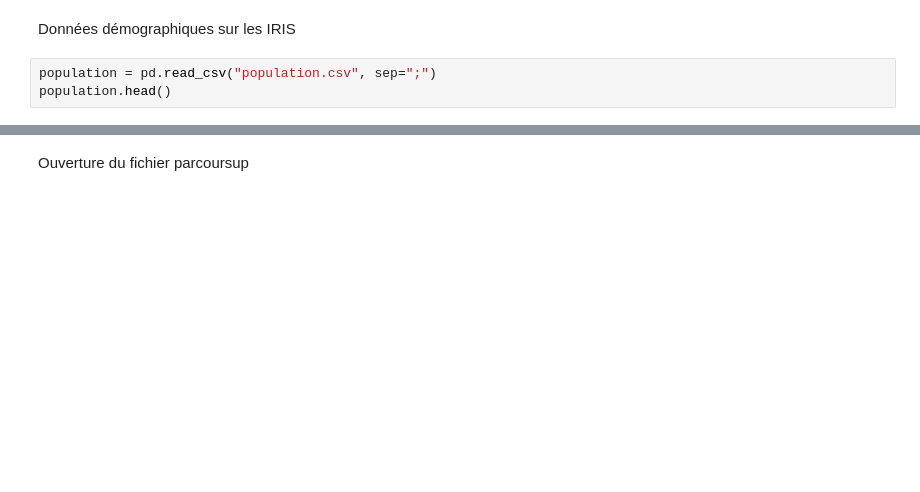
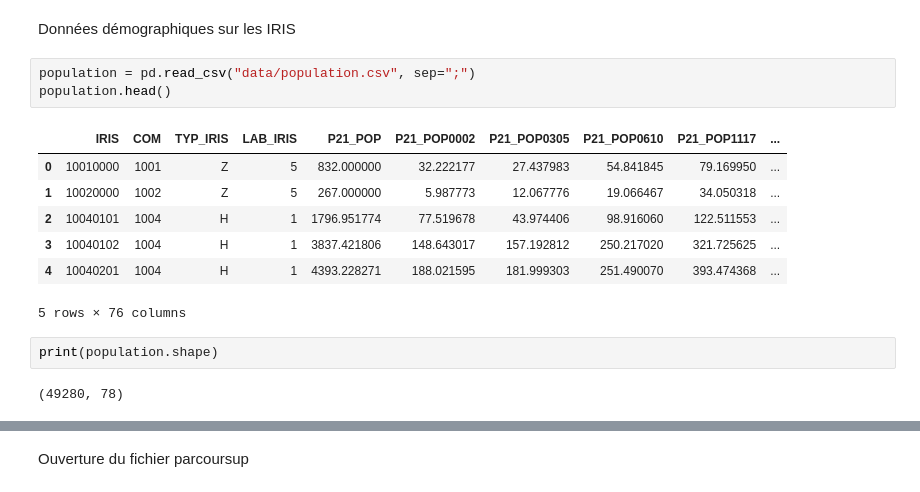
Before and after one commit to margaux-heam/projet_python, a Jupyter notebook: code.ipynb, the cells around one changed output, grey strips where cells are left out. Cells and saved outputs as stored; diff of their text form; blank space fills up the shorter version.

```diff
--- a/code.ipynb
+++ b/code.ipynb
@@ -153,8 +346,20 @@ gdf_iris.shape
 # %% [markdown]
 Données démographiques sur les IRIS
 # %%
-population = pd.read_csv("population.csv", sep=";")
+population = pd.read_csv("data/population.csv", sep=";")
 population.head()
+# %% [output]
+|  | IRIS | COM | TYP_IRIS | LAB_IRIS | P21_POP | P21_POP0002 | P21_POP0305 | P21_POP0610 | P21_POP1117 | ... |
+| 0 | 10010000 | 1001 | Z | 5 | 832.000000 | 32.222177 | 27.437983 | 54.841845 | 79.169950 | ... |
+| 1 | 10020000 | 1002 | Z | 5 | 267.000000 | 5.987773 | 12.067776 | 19.066467 | 34.050318 | ... |
+| 2 | 10040101 | 1004 | H | 1 | 1796.951774 | 77.519678 | 43.974406 | 98.916060 | 122.511553 | ... |
+| 3 | 10040102 | 1004 | H | 1 | 3837.421806 | 148.643017 | 157.192812 | 250.217020 | 321.725625 | ... |
+| 4 | 10040201 | 1004 | H | 1 | 4393.228271 | 188.021595 | 181.999303 | 251.490070 | 393.474368 | ... |
+5 rows × 76 columns
+# %%
+print(population.shape)
+# %% [output]
+(49280, 78)
 # %%
 population.columns = (
     population.columns
```
Also changed, not shown: parts of 64 cells of this notebook, 4 other files.
